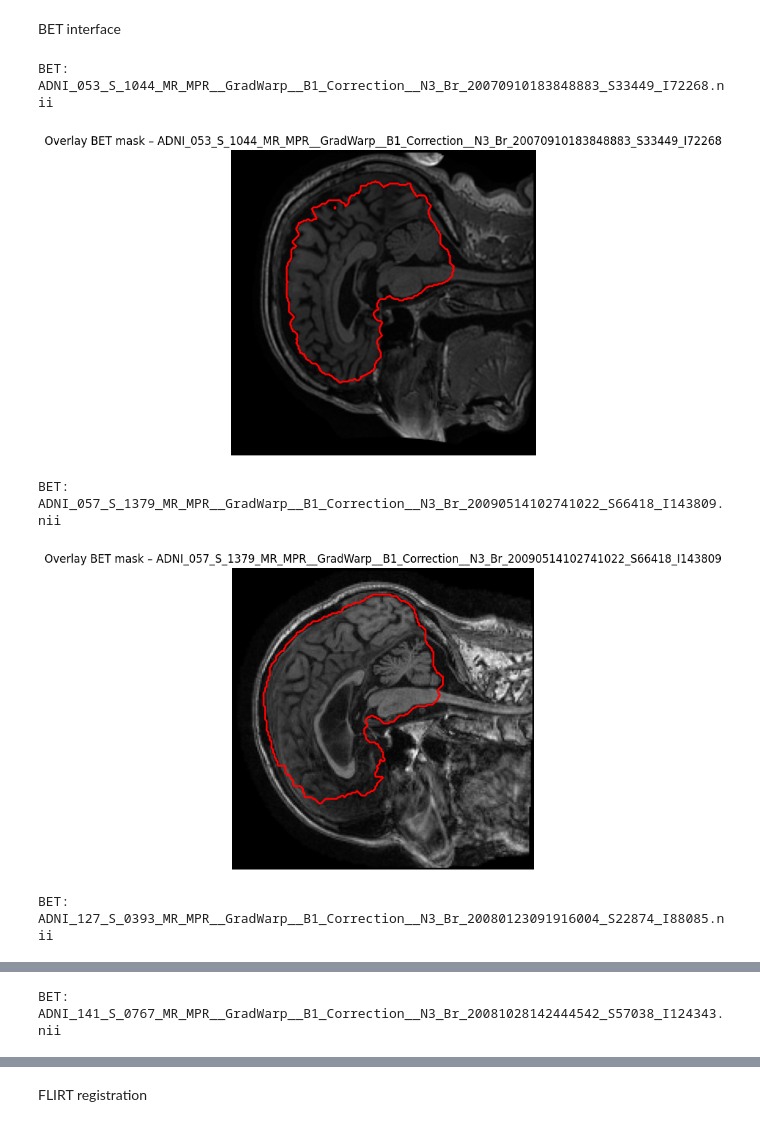
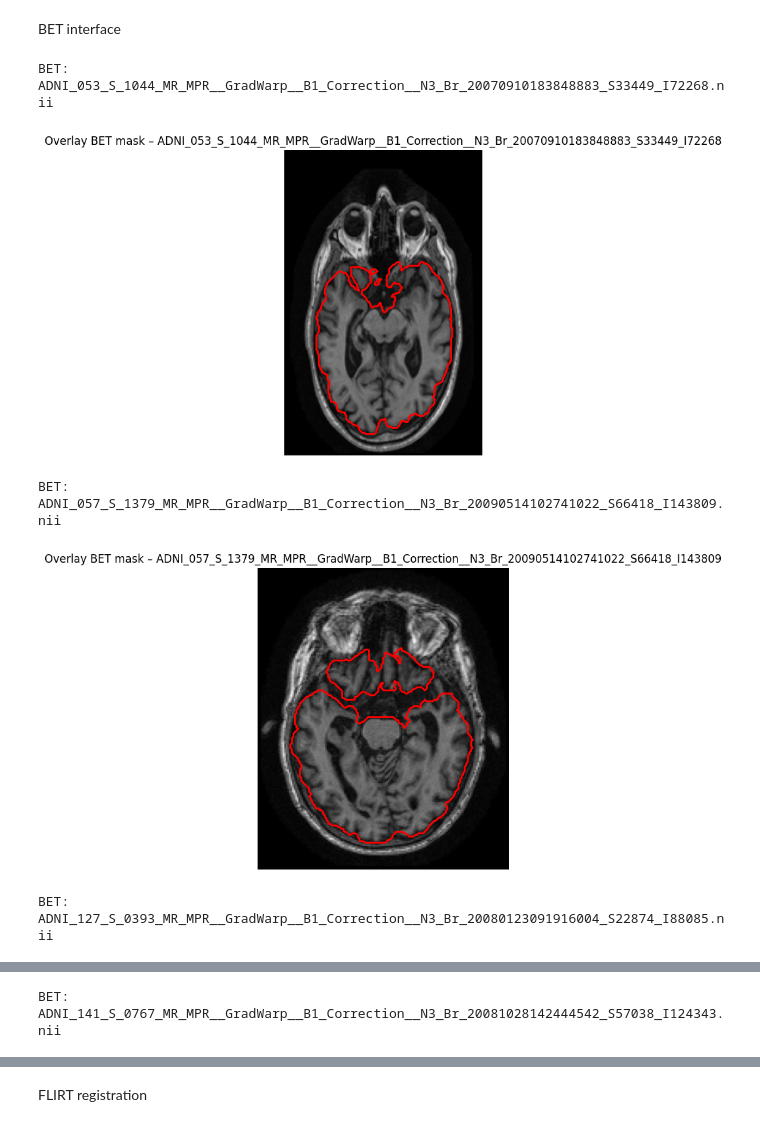
Before and after one commit to bpetra1/Seminar2, a Jupyter notebook: pipeline.ipynb, the cells around one changed output, grey strips where cells are left out. Saved outputs shown, nothing was run; the diff lists cells and outputs as text; code cells hidden in the pictures.

```diff
--- a/pipeline.ipynb
+++ b/pipeline.ipynb
@@ -90,40 +93,46 @@ from nipype.interfaces.fsl import BET
 # %%
 output_dir = bet_dir
 os.makedirs(output_dir, exist_ok=True)
+
 for filename in files:
     input_file = os.path.join(data_dir, filename)
     base_name = os.path.splitext(filename)[0]
     if base_name.endswith('.nii'):
         base_name = os.path.splitext(base_name)[0]
+
+    # Reorient to standard using subprocess
+    reoriented_file = os.path.join(data_dir, base_name + "_reoriented.nii.gz")
+    subprocess.run(["fslreorient2std", input_file, reoriented_file])
+    input_file = reoriented_file
+
     output_file = os.path.join(output_dir, base_name + "_brain.nii.gz")
-
     if os.path.exists(output_file):
         os.remove(output_file)
 
     print(f"BET: {filename}")
     bet(input_file, output_file, f=0.5, g=0, robust=True)
 
     img_orig = nib.load(input_file).get_fdata()
     img_brain = nib.load(output_file).get_fdata()
 
     mask = img_brain > 0
     mid_slice = img_orig.shape[2] // 2
     slice_orig = img_orig[:, :, mid_slice]
     slice_mask = mask[:, :, mid_slice]
 
     contours = measure.find_contours(slice_mask, level=0.5)
 
     plt.figure(figsize=(6, 6))
     plt.imshow(slice_orig.T, cmap='gray', origin='lower')
     for contour in contours:
         plt.plot(contour[:, 0], contour[:, 1], linewidth=2, color='red')
     plt.title(f"Overlay BET mask – {base_name}")
     plt.axis('equal')
     plt.axis('off')
     plt.show()
 # %% [output]
 BET: ADNI_053_S_1044_MR_MPR__GradWarp__B1_Correction__N3_Br_20070910183848883_S33449_I72268.nii
-[figure, old version]
+[figure, new version]
 BET: ADNI_057_S_1379_MR_MPR__GradWarp__B1_Correction__N3_Br_20090514102741022_S66418_I143809.nii
-[figure, old version]
+[figure, new version]
 BET: ADNI_127_S_0393_MR_MPR__GradWarp__B1_Correction__N3_Br_20080123091916004_S22874_I88085.nii
```
Also changed, not shown: parts of 5 cells of this notebook.
